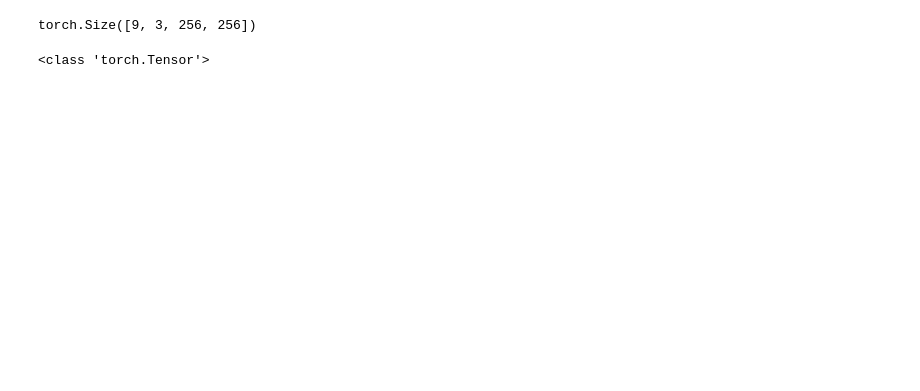
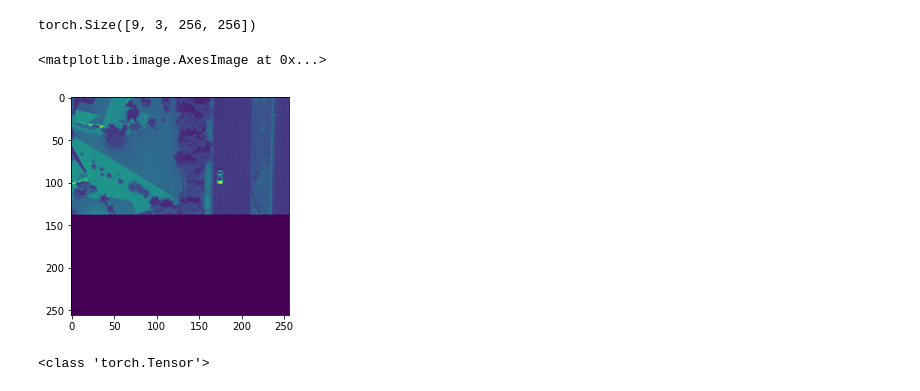
Before and after one commit to bryanjonas/pytorch-nested-unet, a Jupyter notebook: InferenceNotebook.ipynb, the cells around one changed output. Saved outputs shown, nothing was run; the diff lists cells and outputs as text; code cells hidden in the pictures; blank space fills up the shorter version.

```diff
--- a/InferenceNotebook.ipynb
+++ b/InferenceNotebook.ipynb
@@ -67,6 +87,11 @@ image.shape
 tilesArr.shape
 # %% [output]
 torch.Size([9, 3, 256, 256])
+# %%
+plt.imshow(tilesArr[6,0,:,:].cpu())
+# %% [output]
+<matplotlib.image.AxesImage at 0x...>
+[figure, added]
 # %%
 image = imread('/data/spacenet/bldg/data/validation/MUL/MUL-PanSharpen_AOI_2_Vegas_img1023.tif')
 img = np.array((image[:,:,[4,2,1]]/(image[:,:,[4,2,1]].max()+1e-10)), dtype=np.float32)
```
Also changed, not shown: parts of 11 cells of this notebook, 2 other files.
